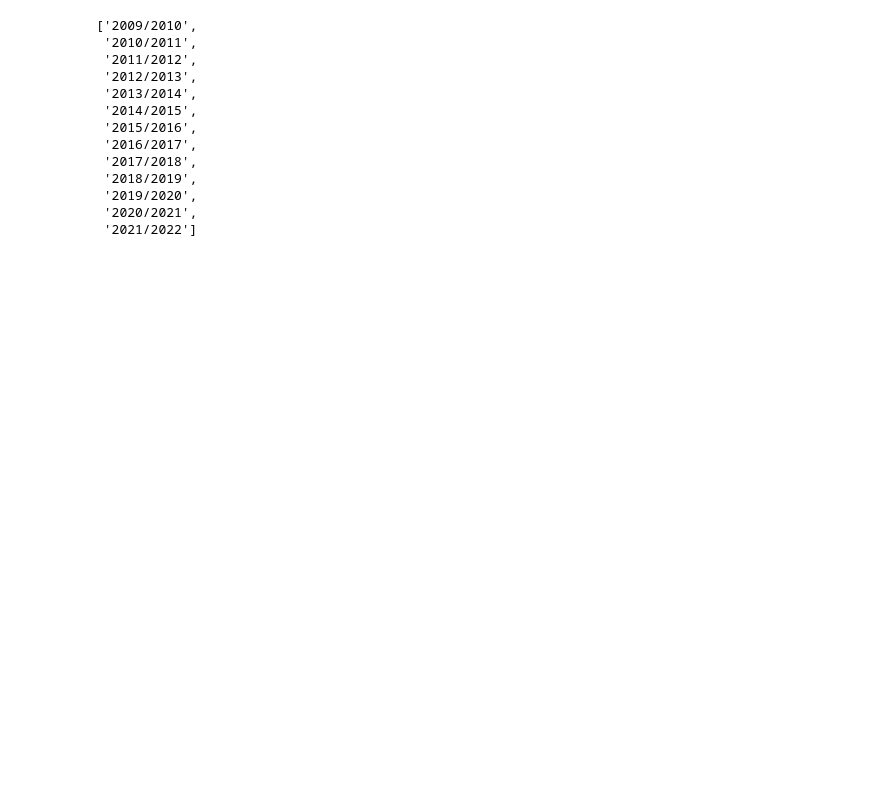
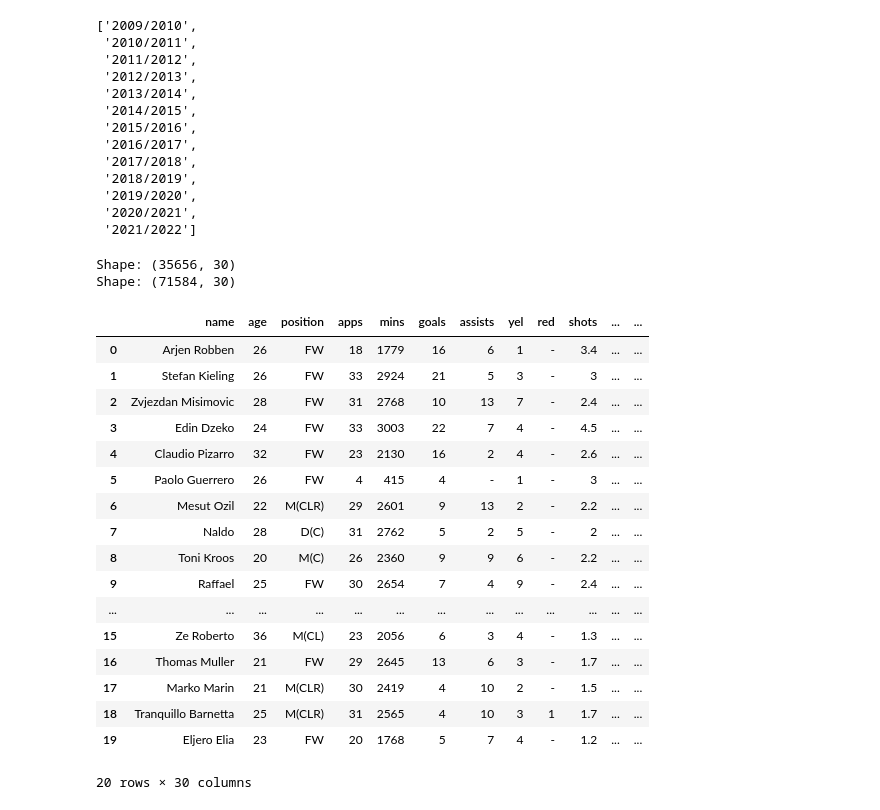
Before and after one commit to Computational-Tools-in-DS-G42/footballer-profiler-AI, a Jupyter notebook: data-util.ipynb, the cells around one changed output. Drawn from its saved outputs; the diff is of its cells as text; code cells hidden in the pictures; blank space fills up the shorter version.

```diff
--- a/data-util.ipynb
+++ b/data-util.ipynb
@@ -97,5 +96,33 @@ df['season'].unique().tolist()
  '2020/2021',
  '2021/2022']
 # %%
+print("Shape: " + str(df.shape))
 cols_to_drop2 = ["name", "motm", "rating", "offsides_won", "league",  "fee", "traded", "club_position"]
-df = init_df.drop(columns=cols_to_drop)
+df = df.drop(columns=cols_to_drop)
+print("Shape: " + str(df.shape))
+# %% [output]
+Shape: (35656, 30)
+Shape: (71584, 30)
+# %%
+df['apps'] = df['apps'].str.replace(r'\(.*\)', '', regex=True).str.strip()
+# %%
+display(df.head(20))
+# %% [output]
+|  | name | age | position | apps | mins | goals | assists | yel | red | shots | ... | ... |
+| 0 | Arjen Robben | 26 | FW | 18 | 1779 | 16 | 6 | 1 | - | 3.4 | ... | ... |
+| 1 | Stefan Kieling | 26 | FW | 33 | 2924 | 21 | 5 | 3 | - | 3 | ... | ... |
+| 2 | Zvjezdan Misimovic | 28 | FW | 31 | 2768 | 10 | 13 | 7 | - | 2.4 | ... | ... |
+| 3 | Edin Dzeko | 24 | FW | 33 | 3003 | 22 | 7 | 4 | - | 4.5 | ... | ... |
+| 4 | Claudio Pizarro | 32 | FW | 23 | 2130 | 16 | 2 | 4 | - | 2.6 | ... | ... |
+| 5 | Paolo Guerrero | 26 | FW | 4 | 415 | 4 | - | 1 | - | 3 | ... | ... |
+| 6 | Mesut Ozil | 22 | M(CLR) | 29 | 2601 | 9 | 13 | 2 | - | 2.2 | ... | ... |
+| 7 | Naldo | 28 | D(C) | 31 | 2762 | 5 | 2 | 5 | - | 2 | ... | ... |
+| 8 | Toni Kroos | 20 | M(C) | 26 | 2360 | 9 | 9 | 6 | - | 2.2 | ... | ... |
+| 9 | Raffael | 25 | FW | 30 | 2654 | 7 | 4 | 9 | - | 2.4 | ... | ... |
+| ... | ... | ... | ... | ... | ... | ... | ... | ... | ... | ... | ... | ... |
+| 15 | Ze Roberto | 36 | M(CL) | 23 | 2056 | 6 | 3 | 4 | - | 1.3 | ... | ... |
+| 16 | Thomas Muller | 21 | FW | 29 | 2645 | 13 | 6 | 3 | - | 1.7 | ... | ... |
+| 17 | Marko Marin | 21 | M(CLR) | 30 | 2419 | 4 | 10 | 2 | - | 1.5 | ... | ... |
+| 18 | Tranquillo Barnetta | 25 | M(CLR) | 31 | 2565 | 4 | 10 | 3 | 1 | 1.7 | ... | ... |
+| 19 | Eljero Elia | 23 | FW | 20 | 1768 | 5 | 7 | 4 | - | 1.2 | ... | ... |
+20 rows × 30 columns
```
Also changed, not shown: parts of 12 cells of this notebook.
